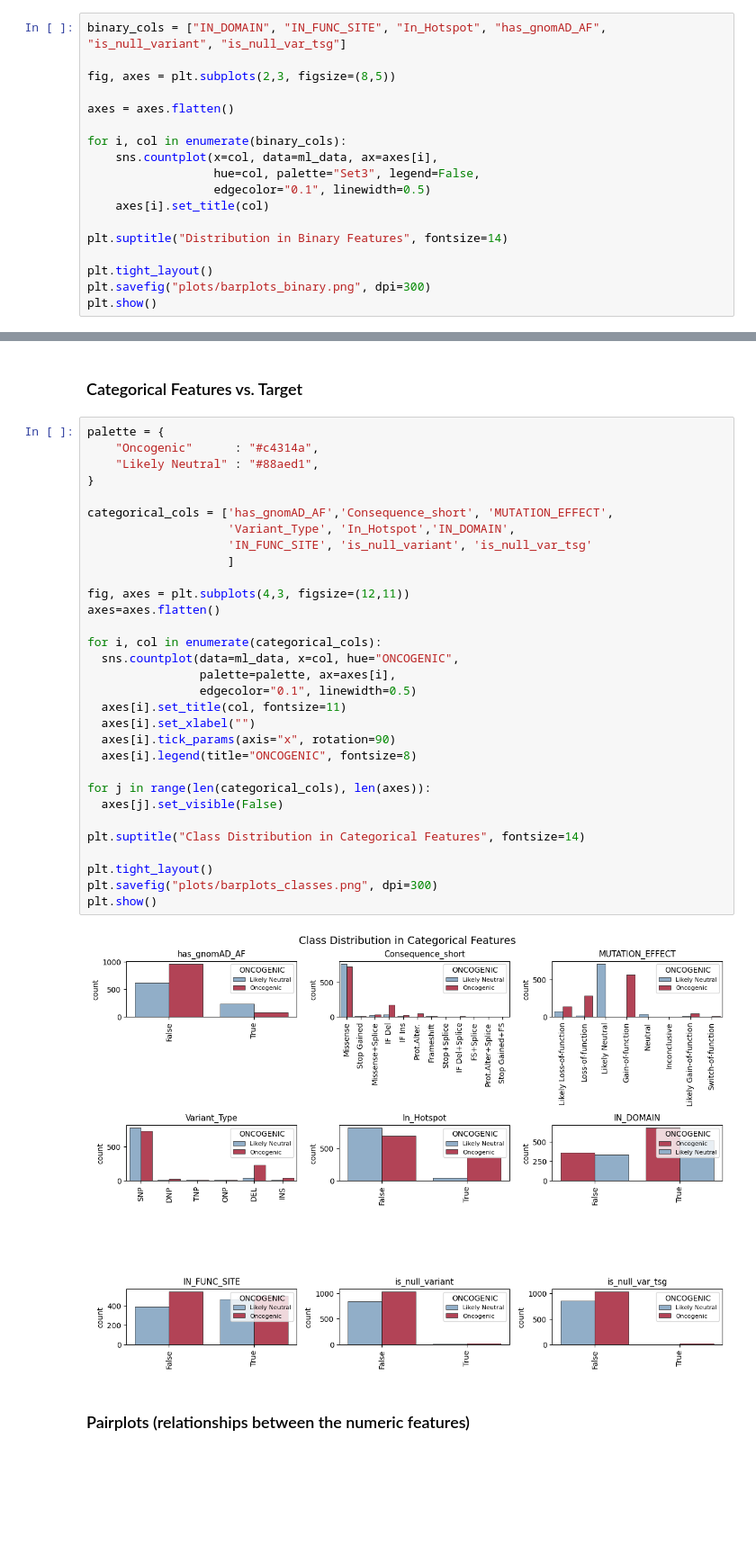
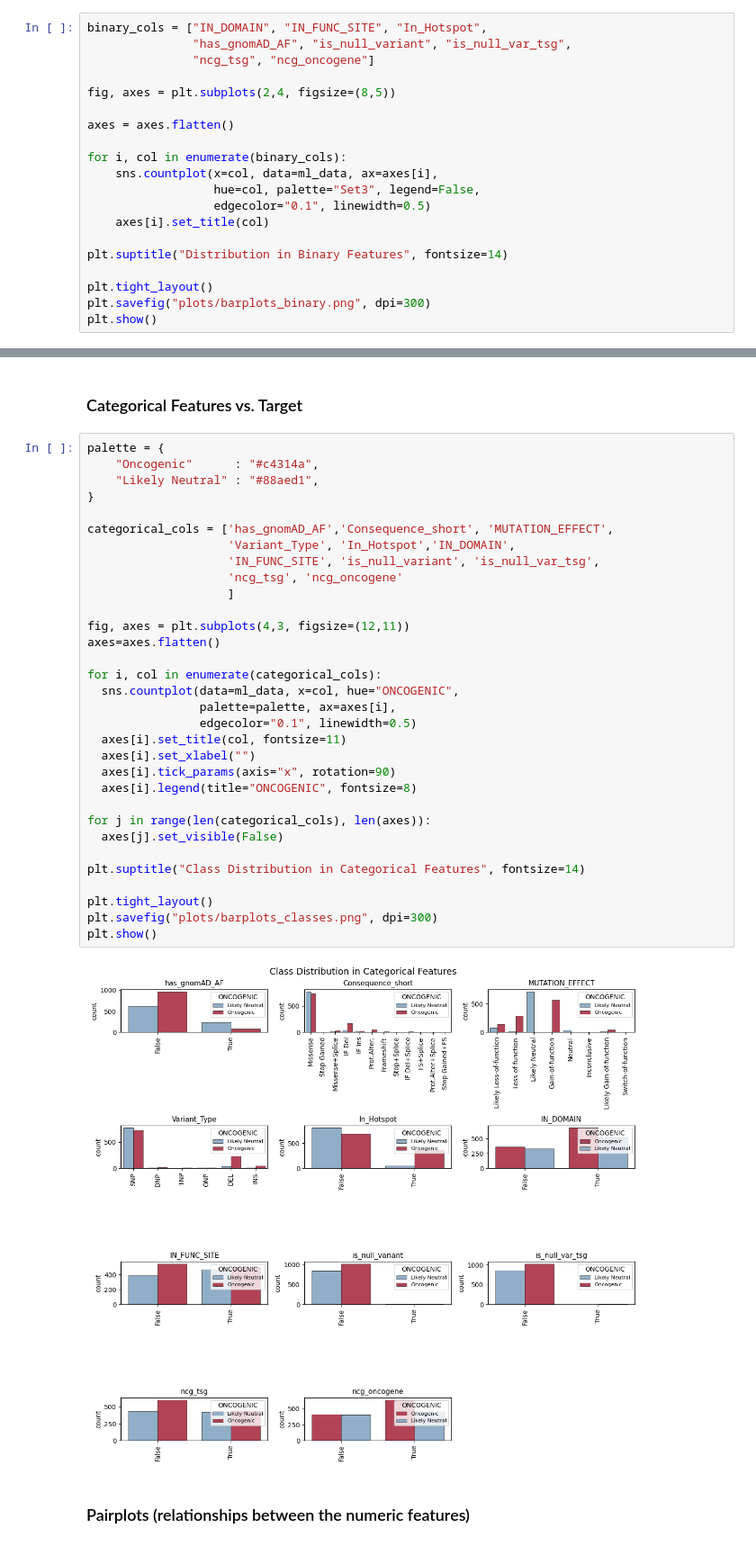
Before and after one commit to anekleiven/machine_learning_pipeline, a Jupyter notebook: 02_Exploratory_Analysis.ipynb, the cells around one changed output, grey strips where cells are left out. Shown at 90% size. Drawn from its saved outputs; the diff is of its cells as text; blank space fills up the shorter version.

Commit message:
add ncg_tsg  and ncg_oncogene to ml model

```diff
--- a/02_Exploratory_Analysis.ipynb
+++ b/02_Exploratory_Analysis.ipynb
@@ -191,9 +195,11 @@ plt.show()
 # %% [markdown]
 ### Binary Feature Distributions
 # %%
-binary_cols = ["IN_DOMAIN", "IN_FUNC_SITE", "In_Hotspot", "has_gnomAD_AF", "is_null_variant", "is_null_var_tsg"]
+binary_cols = ["IN_DOMAIN", "IN_FUNC_SITE", "In_Hotspot",
+               "has_gnomAD_AF", "is_null_variant", "is_null_var_tsg",
+               "ncg_tsg", "ncg_oncogene"]
 
-fig, axes = plt.subplots(2,3, figsize=(8,5))
+fig, axes = plt.subplots(2,4, figsize=(8,5))
 
 axes = axes.flatten()
 
@@ -405,35 +415,36 @@ plt.show()
 palette = {
     "Oncogenic"      : "#c4314a",
     "Likely Neutral" : "#88aed1",
 }
 
 categorical_cols = ['has_gnomAD_AF','Consequence_short', 'MUTATION_EFFECT',
                     'Variant_Type', 'In_Hotspot','IN_DOMAIN',
-                    'IN_FUNC_SITE', 'is_null_variant', 'is_null_var_tsg'
+                    'IN_FUNC_SITE', 'is_null_variant', 'is_null_var_tsg',
+                    'ncg_tsg', 'ncg_oncogene'
                     ]
 
 fig, axes = plt.subplots(4,3, figsize=(12,11))
 axes=axes.flatten()
 
 for i, col in enumerate(categorical_cols):
   sns.countplot(data=ml_data, x=col, hue="ONCOGENIC",
                 palette=palette, ax=axes[i],
                 edgecolor="0.1", linewidth=0.5)
   axes[i].set_title(col, fontsize=11)
   axes[i].set_xlabel("")
   axes[i].tick_params(axis="x", rotation=90)
   axes[i].legend(title="ONCOGENIC", fontsize=8)
 
 for j in range(len(categorical_cols), len(axes)):
   axes[j].set_visible(False)
 
 plt.suptitle("Class Distribution in Categorical Features", fontsize=14)
 
 plt.tight_layout()
 plt.savefig("plots/barplots_classes.png", dpi=300)
 plt.show()
 # %% [output]
-[figure, old version]
+[figure, new version]
 # %% [markdown]
 ### Pairplots (relationships between the numeric features)
 # %%
```
Also changed, not shown: parts of 5 cells of this notebook, 8 other files.
